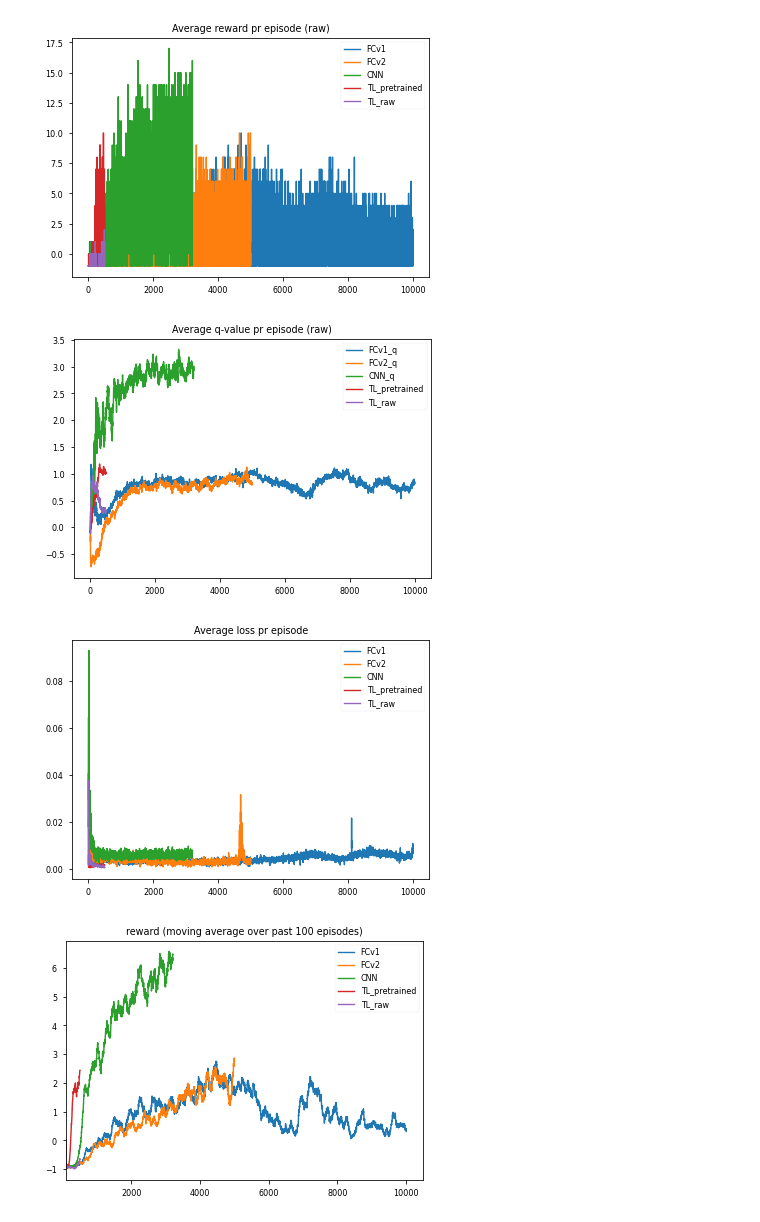
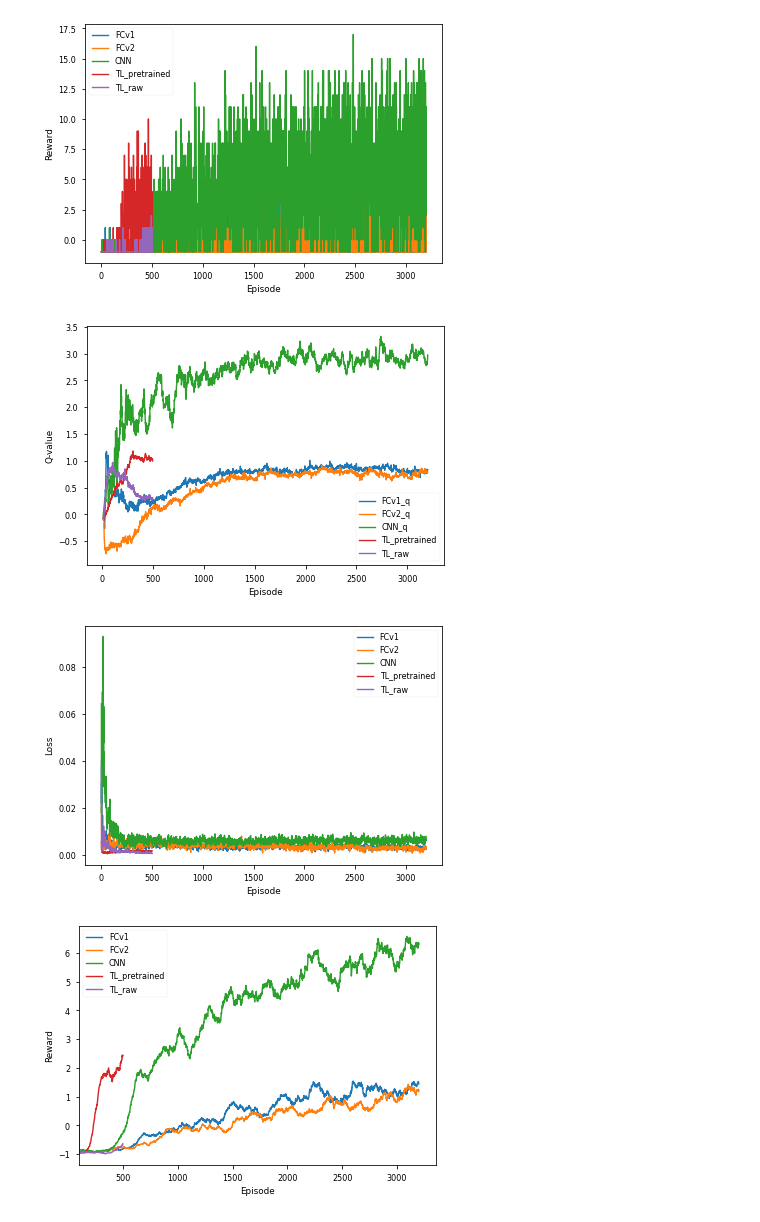
Before and after one commit to MaltheT/dl-project-grp21, a Jupyter notebook: src/plotter.ipynb, the cells around one changed output. Cells and saved outputs as stored; diff of their text form; code cells hidden in the pictures.

```diff
--- a/src/plotter.ipynb
+++ b/src/plotter.ipynb
@@ -6,14 +6,17 @@ plt.style.use('seaborn-paper')
 
 
 TRANSPARENT = True
-MAX_INDEX = 0
+MAX_EPISODES = 3200
 MOVING_AVERAGE_WINDOW = 100
+ENABLE_TITLE = False
 out_prefix = 'img_'
 
 rewards = []
 q_values = []
 losses = []
 
+
+# Comment the lines from the same source in all metrics, if this is changed
 rewards.append({ 'data':  np.loadtxt('FCv1_rewards.csv'), 'label': 'FCv1',})
 rewards.append({ 'data':  np.loadtxt('FCv2_rewards.csv'), 'label': 'FCv2',})
 #rewards.append({ 'data':  np.loadtxt('FC_rewards.csv'), 'label': 'FC'})
@@ -39,57 +42,61 @@ data = {'reward': rewards, 'q-value': q_values, 'loss': losses}
 # %%
 fig = plt.figure()
 
-def plot(data, label):
-    if MAX_INDEX == 0:
+def plot(data, label, ylabel):
+    plt.xlabel('Episode')
+    y_label = ylabel[0].upper() + ylabel[1:]
+    plt.ylabel(y_label)
+    if MAX_EPISODES == 0:
         plt.plot(data, label=label)
     else:
-        plt.plot(data[0:MAX_INDEX], label=label)
+        plt.plot(data[0:MAX_EPISODES], label=label)
+
 
 #Average {q-value,rewards} pr episode
 for i, key in enumerate(data):
     if(key == 'loss'):
         continue
-    plt.title('Average ' + key + ' pr episode (raw)')
+    if ENABLE_TITLE: plt.title('Average ' + key + ' pr episode (raw)')
     for d in data[key]:
-        plot(d['data'],d['label'])
+        plot(d['data'],d['label'],key)
     plt.legend()
     plt.show()
     fig.savefig(out_prefix + 'Average_' + key + '_pr_episode.png',transparent=TRANSPARENT)
 
 # Average loss pr episode
-plt.title('Average loss pr episode')
+if ENABLE_TITLE: plt.title('Average loss pr episode')
 for d, obj in enumerate(data['loss']):
     episodes = len(data['reward'][d]['data'])
     dataPoints = len(obj['data'])
     points_pr_episode = int(dataPoints/episodes)
     new_average = []
     for i in range(0, episodes):
         new_average.append(np.mean(obj['data'][i*points_pr_episode:(i+1)*points_pr_episode]))
     obj['data'] = new_average
-    plot(obj['data'],obj['label'])
+    plot(obj['data'],obj['label'],'loss')
 plt.legend()
 plt.show()
 fig.savefig(out_prefix + 'Average_loss_pr_episode.png',transparent=TRANSPARENT)
 
 
 # Moving average
 
 for i, key in enumerate(data):
     for d, obj in enumerate(data[key]):
         obj['moving_average'] = []
         for j in range(0, len(obj['data'])):
             if j >= MOVING_AVERAGE_WINDOW:
                 obj['moving_average'].append(np.mean(obj['data'][j-MOVING_AVERAGE_WINDOW:j]))
             else:
                 data[key][d]['moving_average'].append(0)
-        plot(obj['moving_average'],obj['label'])
-    plt.title(key + ' (moving average over past ' + str(MOVING_AVERAGE_WINDOW) + ' episodes)')
+        plot(obj['moving_average'],obj['label'],key)
+    if ENABLE_TITLE: plt.title(key + ' (moving average over past ' + str(MOVING_AVERAGE_WINDOW) + ' episodes)')
     plt.legend()
     plt.xlim(left=MOVING_AVERAGE_WINDOW)
     plt.show()
     fig.savefig(out_prefix + 'MovingAverage_' + key + '_pr_episode.png',transparent=TRANSPARENT)
 # %% [output]
-[figure, old version]
+[figure, new version]
-[figure, old version]
+[figure, new version]
-[figure, old version]
+[figure, new version]
-[figure, old version]
+[figure, new version]
```
Also changed, not shown: parts of 1 cell of this notebook.
